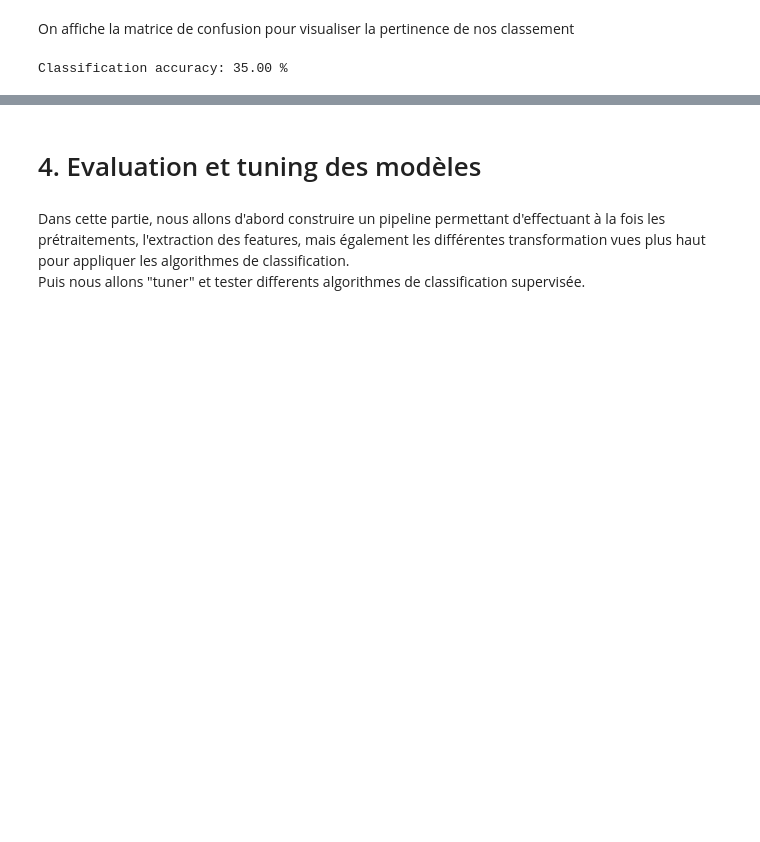
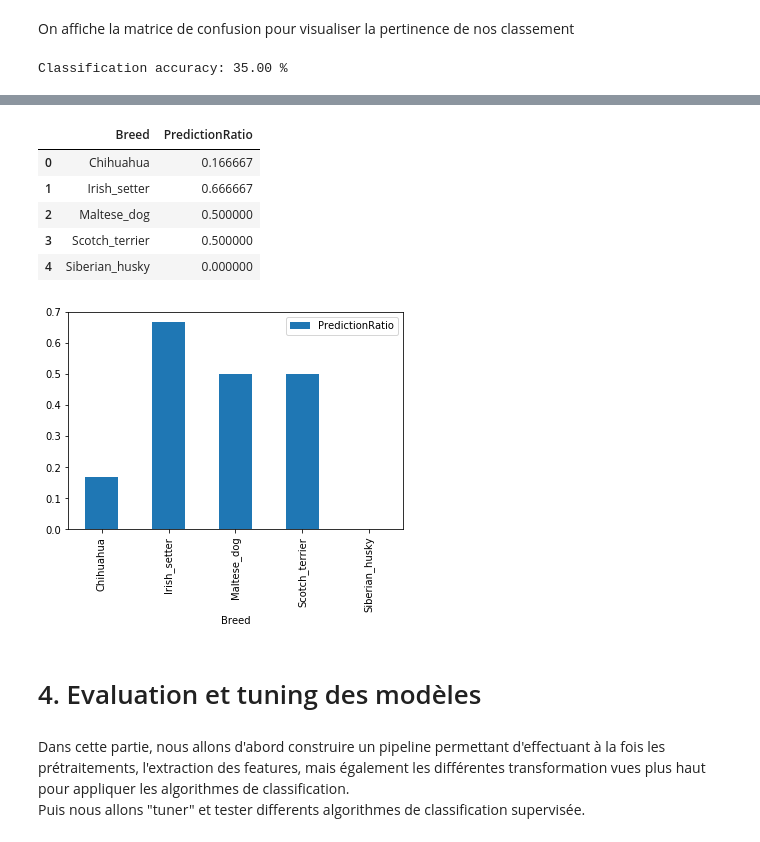
Before and after one commit to makboulhoussen/wouaf, a Jupyter notebook: 2.SupervisedClassification.ipynb, the cells around one changed output, grey strips where cells are left out. Cells and saved outputs as stored; diff of their text form; code cells hidden in the pictures; blank space fills up the shorter version.

```diff
--- a/2.SupervisedClassification.ipynb
+++ b/2.SupervisedClassification.ipynb
@@ -380,3 +381,27 @@ Confusion matrix, without normalization
+# %%
+def evaluatePerClass(y_true, y_pred) :
+    corrected_pred = [0] * len(breed_names)
+    total_pred = [0] * len(breed_names)
+    unique, pred = np.unique( y_pred[y_true == y_pred], return_counts=True)
+    for idx, val in enumerate(unique):
+        corrected_pred[val] = pred[idx]
+    unique, total = np.unique(y_true, return_counts=True)
+    for idx, val in enumerate(unique):
+        total_pred[val] = total[idx]
+    ratio_per_class = np.array(corrected_pred) / np.array(total_pred)
+    df = pd.DataFrame({'Breed': decodeLabel(unique), 'PredictionRatio':ratio_per_class})
+    df.plot.bar(x='Breed')
+    display(df)
+# %%
+evaluatePerClass(y_test.values, y_pred)
+# %% [output]
+|  | Breed | PredictionRatio |
+| 0 | Chihuahua | 0.166667 |
+| 1 | Irish_setter | 0.666667 |
+| 2 | Maltese_dog | 0.500000 |
+| 3 | Scotch_terrier | 0.500000 |
+| 4 | Siberian_husky | 0.000000 |
+[figure, added]
 # %% [markdown]
 # 4. Evaluation et tuning des modèles
 # %% [markdown]
```
Also changed, not shown: parts of 19 cells of this notebook.
